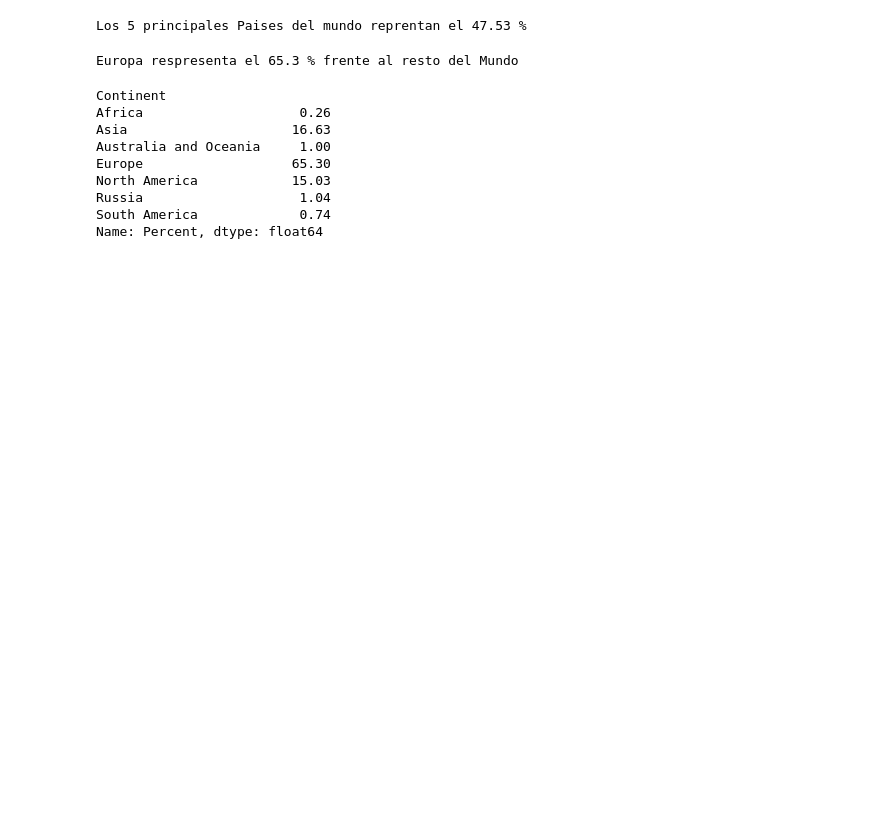
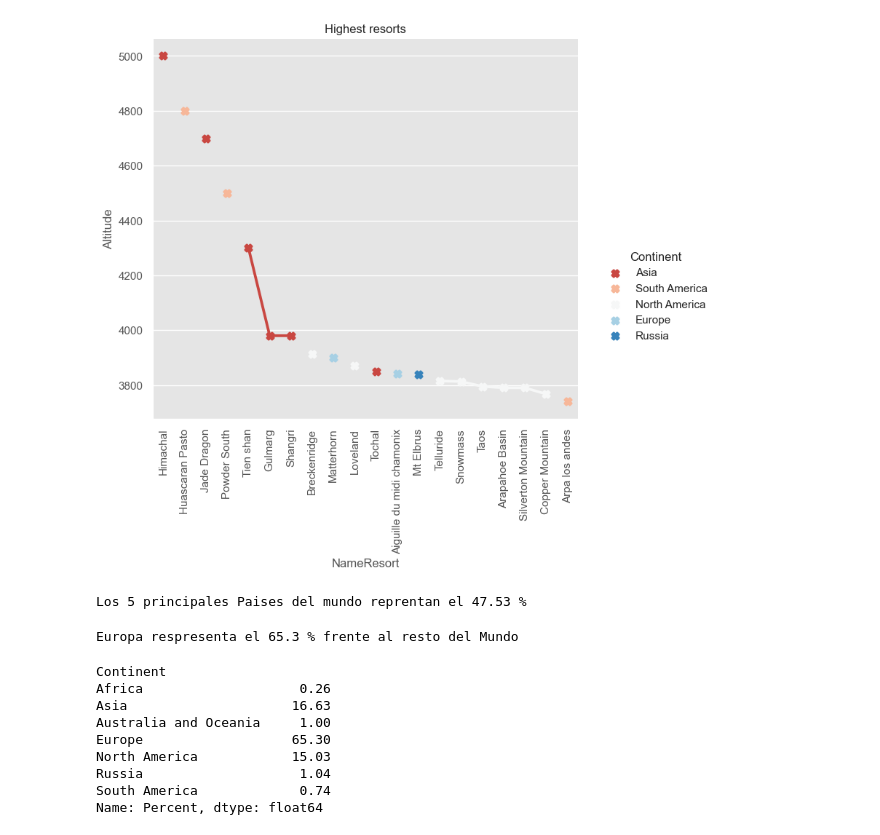
Before and after one commit to Migueldfr/EDA, a Jupyter notebook: src/notebooks/EDA_EU.ipynb, the cells around one changed output. Saved outputs shown, nothing was run; the diff lists cells and outputs as text; code cells hidden in the pictures; blank space fills up the shorter version.

```diff
--- a/src/notebooks/EDA_EU.ipynb
+++ b/src/notebooks/EDA_EU.ipynb
@@ -27,0 +112,3 @@ skiresorts_pure.head()
+# %%
+highest_skyresort = skiresorts_pure[['NameResort','Continent','Altitude','Snow reliability ']].sort_values(by = 'Altitude', ascending=False)[0:20]
+highest_skyresort.head(20)
@@ -27,0 +133,6 @@ skiresorts_pure.head()
+# %%
+Nombres = ['Himachal', 'Huascaran Pasto','Jade Dragon', 'Powder South','Tien shan','Gulmarg','Shangri','Breckenridge','Matterhorn','Loveland','Tochal','Aiguille du midi chamonix','Mt Elbrus','Telluride','Snowmass','Taos',
+'Arapahoe Basin','Silverton Mountain','Copper Mountain','Arpa los andes']
+# %%
+for x in range(len(list(highest_skyresort['NameResort'].values))):
+    highest_skyresort['NameResort'].values[x] = Nombres[x]
@@ -28 +145,15 @@ skiresorts_pure.head()
+# %%
+#Nombres = ['Himachal', 'Huascaran Pasto','Jade Dragon', 'Powder South','Tien shan','Gulmarg','Shangri','Breckenridge','Matterhorn','Loveland','Tochal'
+#,'Aiguille du midi chamonix','Mt elbrus','Telluride','Snowmass' ,'Taos','Arapahoebasin','Silverton mountain','Copper mountain','Arpa los andes','Crested butte']
+
+#We show the highest point of the work for skiing
+sns.catplot(x='NameResort', y='Altitude', hue='Continent', data=highest_skyresort.head(20), kind= 'point', palette = "RdBu",margin_titles=True, markers = "X",height=6, aspect=1.2)
+plt.xlabel("NameResort")
+plt.ylabel("Altitude")
+sns.set(style="darkgrid")
+sns.set(rc={"figure.figsize":(100,50)})
+plt.xticks(rotation = 90)
+plt.title("Highest resorts");
+# %% [output]
+[figure, added]
 # %%
```
Also changed, not shown: parts of 35 cells of this notebook, 6 other files.
